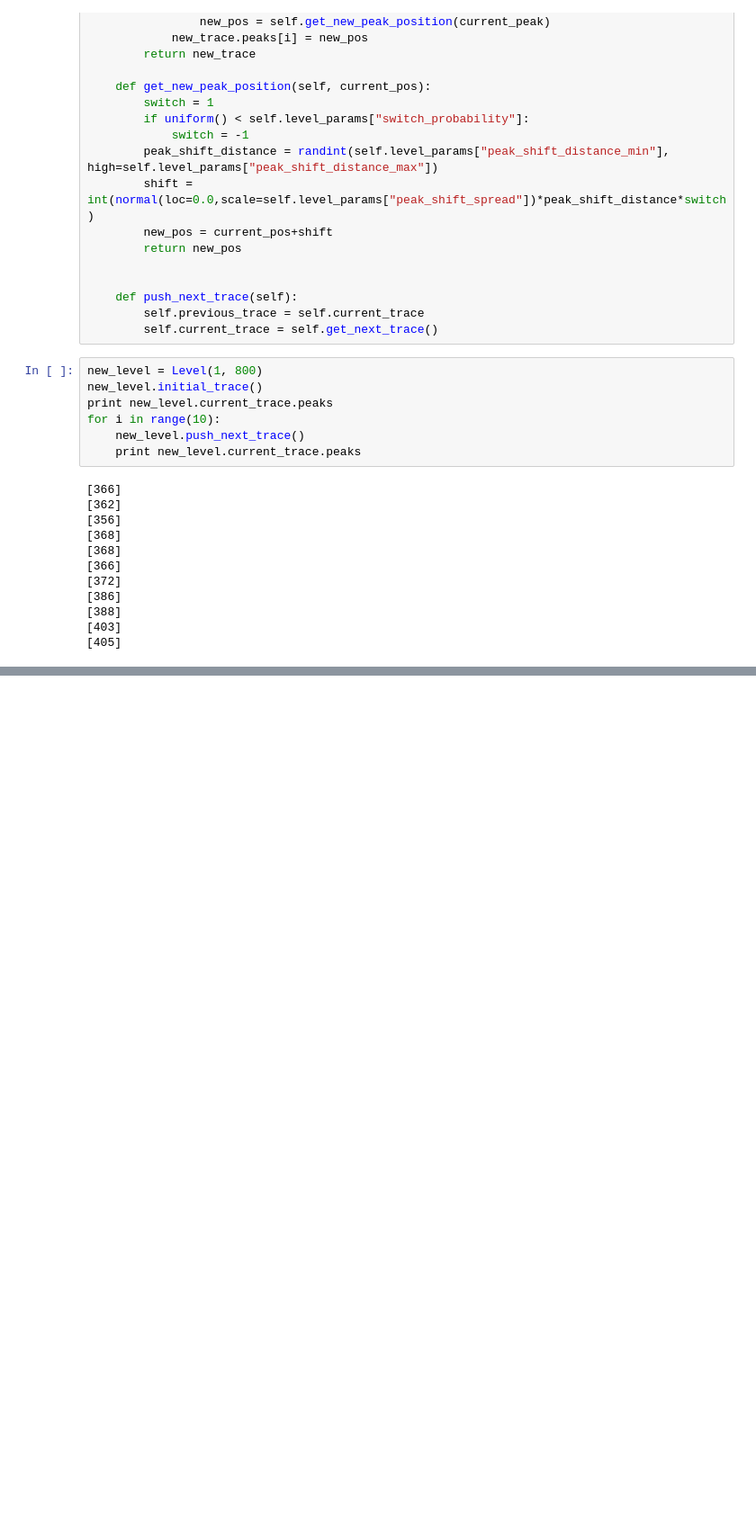
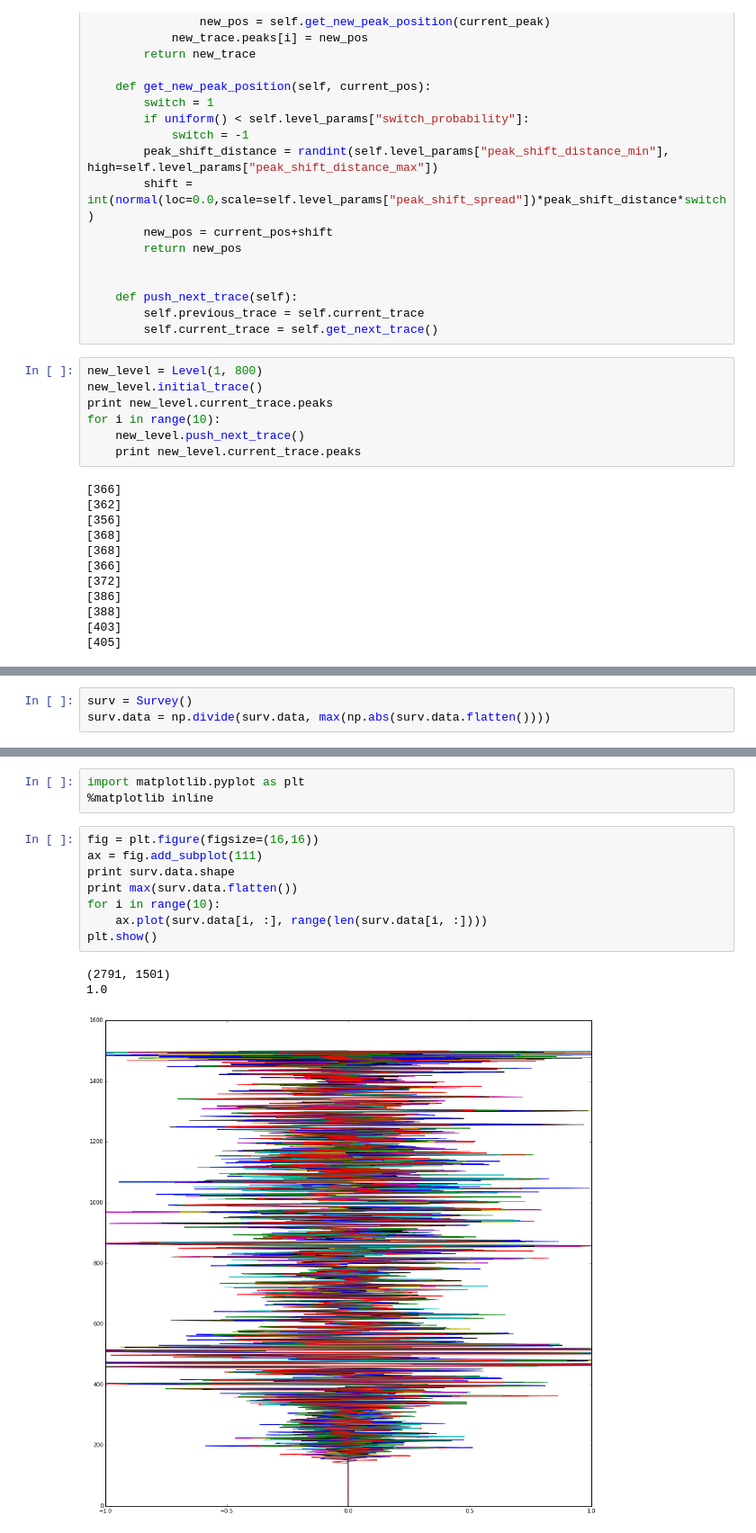
Before and after one commit to LukasMosser/Tracer, a Jupyter notebook: Level Test.ipynb, the cells around one changed output, grey strips where cells are left out. Shown at 90% size. Drawn from its saved outputs; the diff is of its cells as text; blank space fills up the shorter version.

```diff
--- a/Level Test.ipynb
+++ b/Level Test.ipynb
@@ -66,0 +69,3 @@ for i in range(10):
+# %%
+surv = Survey()
+surv.data = np.divide(surv.data, max(np.abs(surv.data.flatten())))
@@ -66,0 +82,15 @@ for i in range(10):
+# %%
+import matplotlib.pyplot as plt
+%matplotlib inline
+# %%
+fig = plt.figure(figsize=(16,16))
+ax = fig.add_subplot(111)
+print surv.data.shape
+print max(surv.data.flatten())
+for i in range(10):
+    ax.plot(surv.data[i, :], range(len(surv.data[i, :])))
+plt.show()
+# %% [output]
+(2791, 1501)
+1.0
+[figure, added]
```
Also changed, not shown: parts of 2 cells of this notebook, 3 other files.
